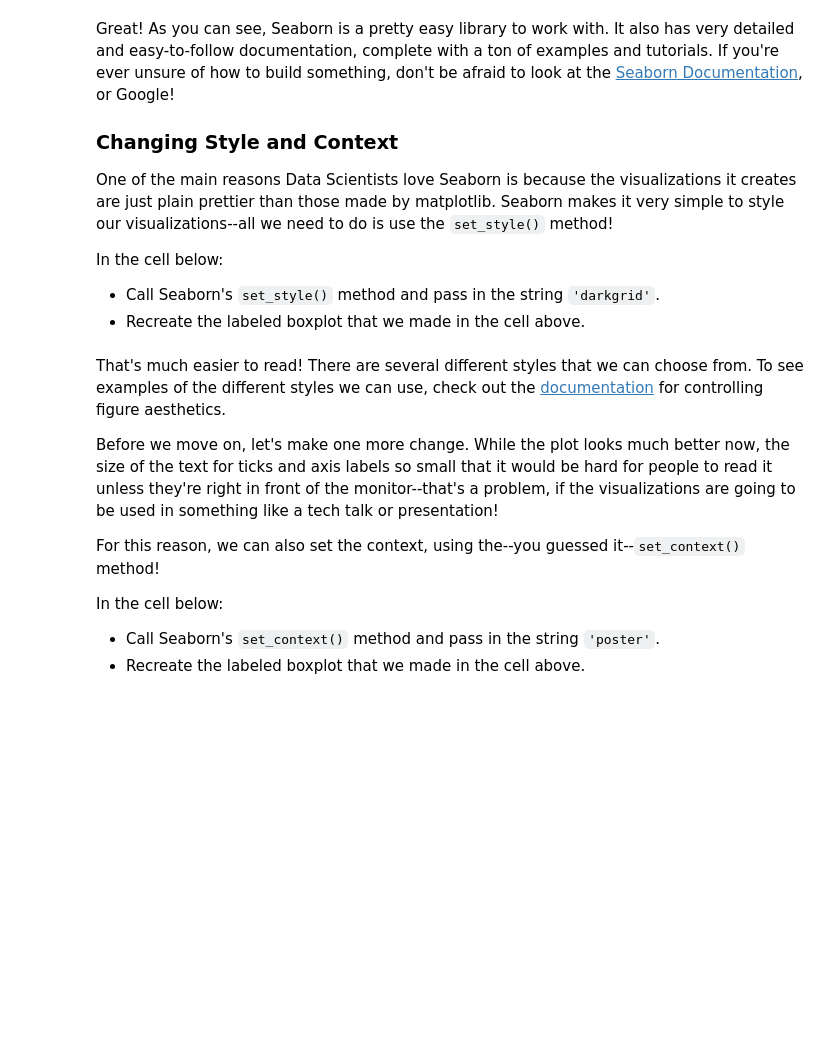
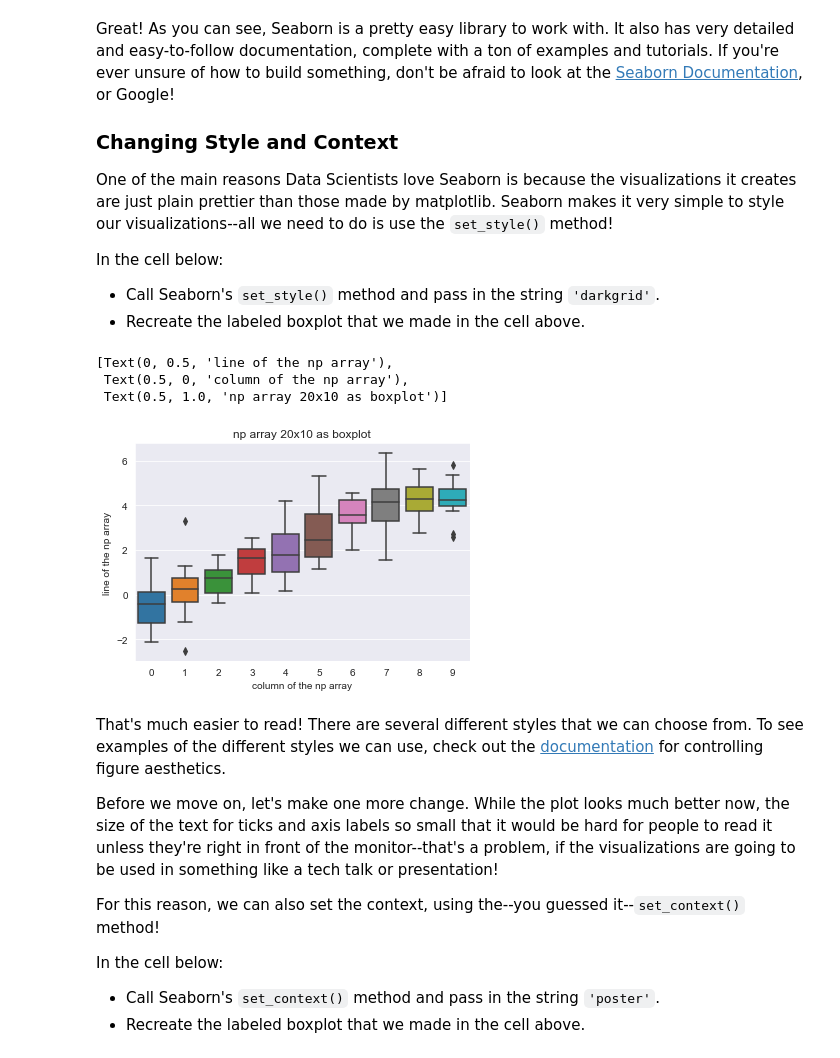
Before and after one commit to poariston/dsc-seaborn-lab-online-ds-pt-120919, a Jupyter notebook: index.ipynb, the cells around one changed output. Cells and saved outputs as stored; diff of their text form; code cells hidden in the pictures; blank space fills up the shorter version.

```diff
--- a/index.ipynb
+++ b/index.ipynb
@@ -103,3 +125,12 @@ In the cell below:
+# %%
+# Your code here
+sns.set_style('darkgrid')
+sns.boxplot(data=data).set(xlabel ='column of the np array',ylabel = 'line of the np array', title ='np array 20x10 as boxplot' )
+# %% [output]
+[Text(0, 0.5, 'line of the np array'),
+ Text(0.5, 0, 'column of the np array'),
+ Text(0.5, 1.0, 'np array 20x10 as boxplot')]
+[figure, added]
 # %% [markdown]
 That's much easier to read! There are several different styles that we can choose from. To see examples of the different styles we can use, check out the [documentation](https://seaborn.pydata.org/tutorial/aesthetics.html) for controlling figure aesthetics.
 
```
Also changed, not shown: parts of 18 cells of this notebook.
